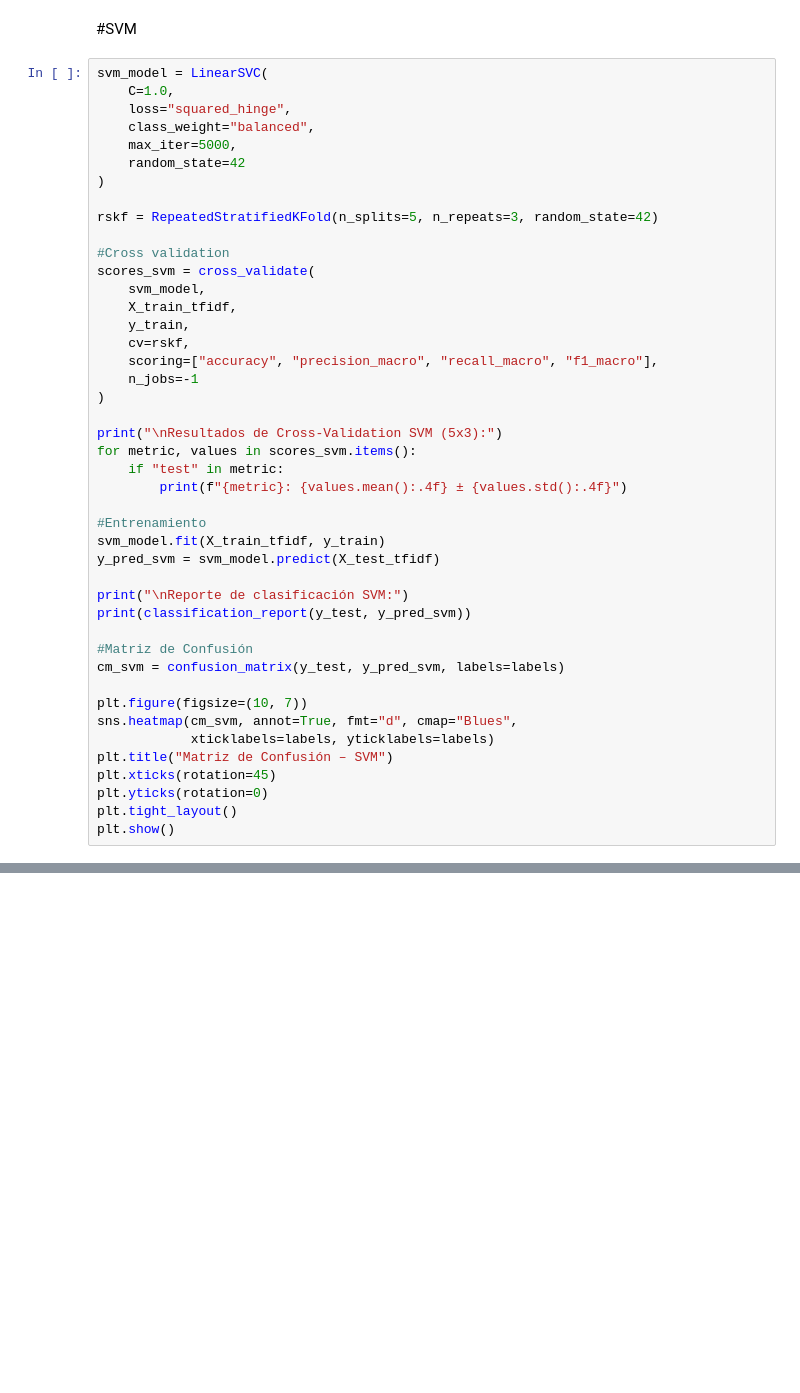
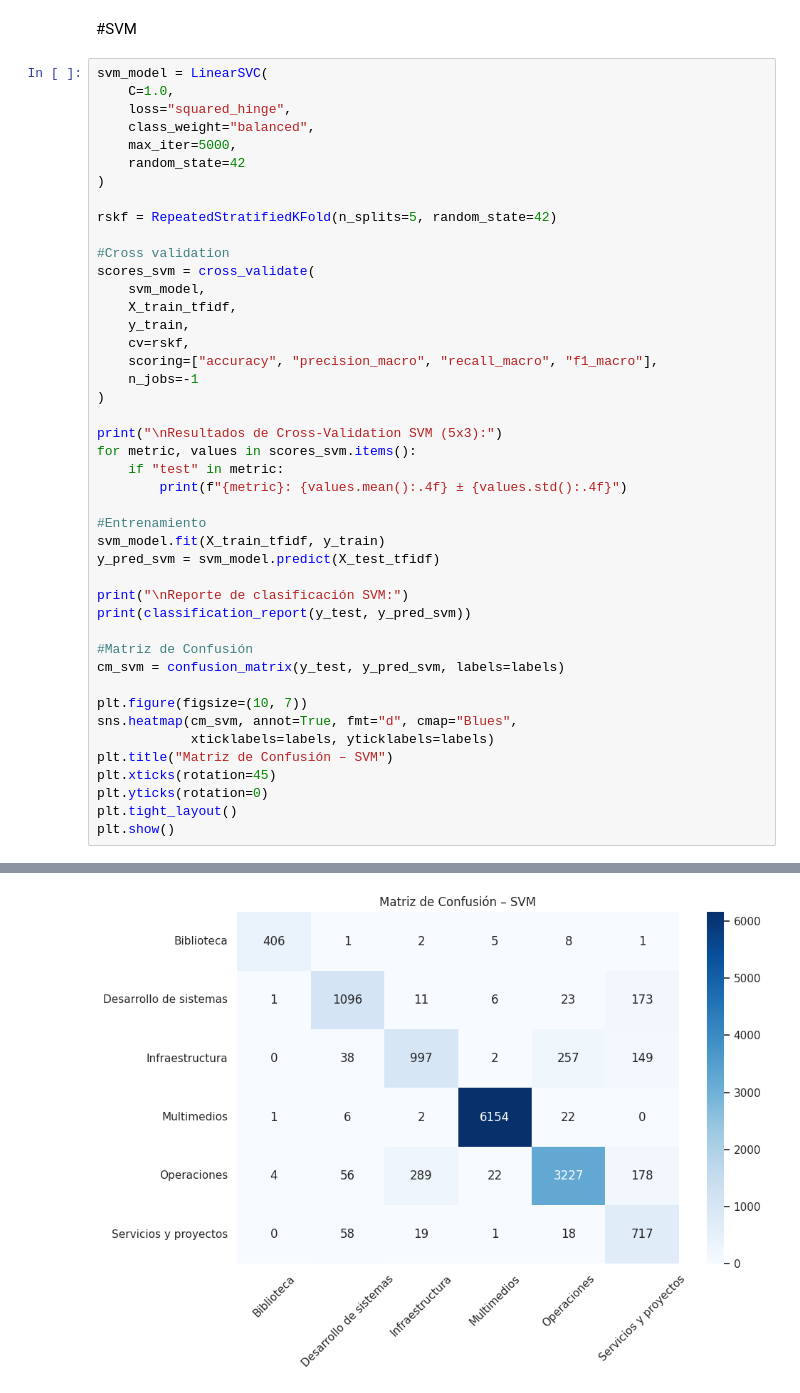
Before and after one commit to jeramirez169/DataScience_SGS_Classification, a Jupyter notebook: models/02_classic_models.ipynb, the cells around one changed output, grey strips where cells are left out. Saved outputs shown, nothing was run; the diff lists cells and outputs as text; blank space fills up the shorter version.

```diff
--- a/models/02_classic_models.ipynb
+++ b/models/02_classic_models.ipynb
@@ -101,7 +107,7 @@ svm_model = LinearSVC(
     random_state=42
 )
 
-rskf = RepeatedStratifiedKFold(n_splits=5, n_repeats=3, random_state=42)
+rskf = RepeatedStratifiedKFold(n_splits=5, random_state=42)
 
 #Cross validation
 scores_svm = cross_validate(
@@ -136,3 +142,4 @@ plt.xticks(rotation=45)
 plt.yticks(rotation=0)
 plt.tight_layout()
 plt.show()
+# %% [output]
@@ -139 +165,2 @@ plt.show()
+[figure, added]
 # %%
```
Also changed, not shown: parts of 5 cells of this notebook.
